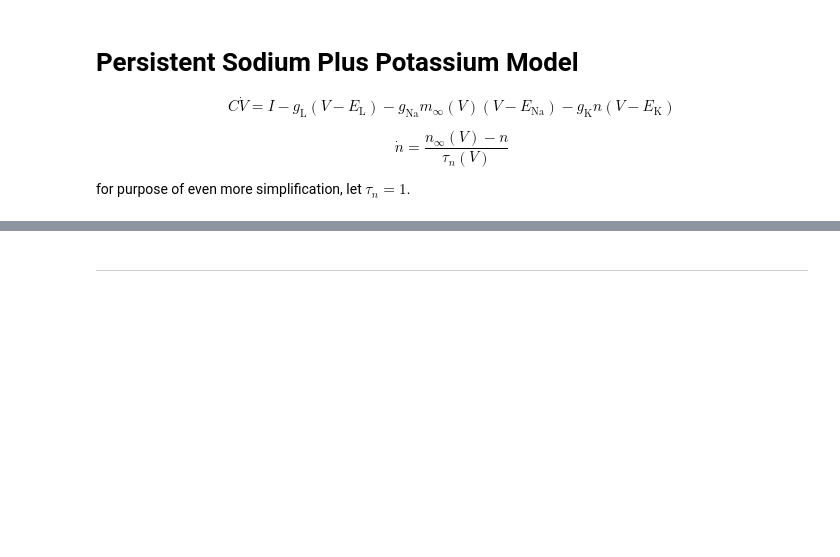
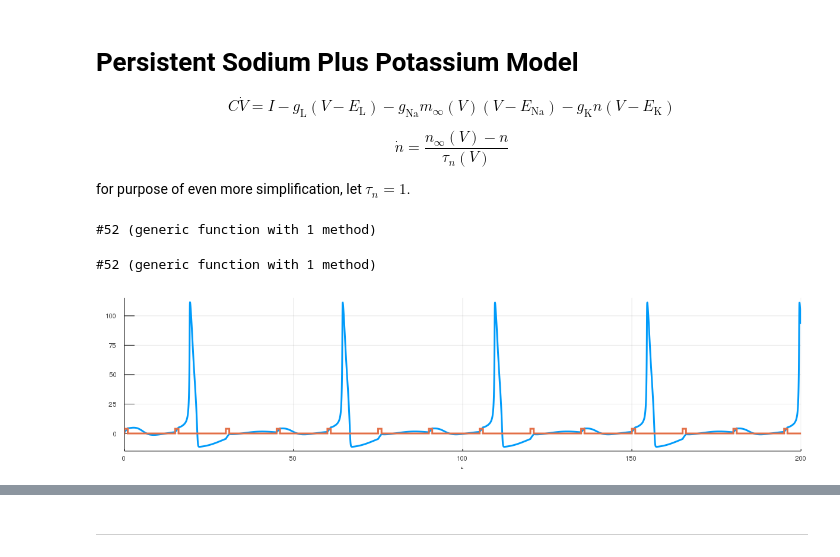
Before and after one commit to ZaneMuir/HHModel.jl, a Jupyter notebook: playground/test_persistent_sodium_plus_potassium.ipynb, the cells around one changed output, grey strips where cells are left out. Drawn from its saved outputs; the diff is of its cells as text; code cells hidden in the pictures; blank space fills up the shorter version.

```diff
--- a/playground/test_persistent_sodium_plus_potassium.ipynb
+++ b/playground/test_persistent_sodium_plus_potassium.ipynb
@@ -25,37 +23,77 @@ end
 # %%
+# Persistent Sodium Plus Potassium Model
+
+# stimulus setup
+function stimulus(t, param)
+    (param.start < t)&(t < param.dur + param.start) ? param.current : 0
+end
+
 # Biophysics setup
 
-# Na_m = HHModel.Kinetics(1, -20.0, 15.0, _type=:instantaneous)
-# Na = HHModel.SimpleIonChannel("Persistent Sodium", :sodium, 20.0,
-#     Na_m, HHModel.Kinetics());
-ina = HHModel.hh_sodium(8.0)
+Na_m = HHModel.Kinetics(1, -20.0, 15.0, _type=:instantaneous)
+Na = HHModel.SimpleIonChannel("Persistent Sodium", :sodium, 20.0,
+    Na_m, HHModel.Kinetics());
 
-# K_m = HHModel.Kinetics(1, -25.0, 5.0)
-# K = HHModel.SimpleIonChannel("Persistent Potassium", :potassium, 15.0,
-#     K_m, HHModel.Kinetics());
-htk = HHModel.high_voltage_gated_potassium(2.8)
+K_m = HHModel.Kinetics(1, -25.0, 5.0)
+K = HHModel.SimpleIonChannel("Persistent Potassium", :potassium, 10.0,
+    K_m, HHModel.Kinetics());
 
-ih = HHModel.ihcurrent(0.43)
+il = HHModel.leakage(8.0);
 
-il = HHModel.leakage(0.03);
-
-_model = [ina, htk, ih, il]
+_model = [Na, K, il]
 
 # create model cell
-_model_sim = HHModel.simpleConductanceModel(_model, stimulus, C=0.9)
+_model_sim = HHModel.simpleConductanceModel(_model, stimulus, C=1.0)
+# %% [output]
+#52 (generic function with 1 method)
+# %%
+# HHModel
+
+_stim = (t, param) -> begin
+    if t % 15 < 1
+        return 4
+    else
+        return 0
+    end
+end
+
+# Biophysics setup
+
+Na_m = HHModel.Kinetics(3, 25.0, 9.0, 0.04, 0.46, 27.0, 30.0)
+Na_h = HHModel.Kinetics(1, 3.0, 7.0, 1.2, 7.4, -2.0, 20.0, state=:inactivation)
+Na = HHModel.SimpleIonChannel("hh Sodium", :sodium, 120.0,
+    Na_m, Na_h);
+
+K_m = HHModel.Kinetics(4, 12.0, 15.0, 1.1, 4.7, -14.0, 50.0)
+K = HHModel.SimpleIonChannel("Persistent Potassium", :potassium, 36.0,
+    K_m, HHModel.Kinetics());
+
+il = HHModel.leakage(0.3);
+
+_model = [Na, K, il]
+
+# create model cell
+_model_sim = HHModel.simpleConductanceModel(_model, _stim, C=1.0)
+# %% [output]
+#52 (generic function with 1 method)
 # %%
 # setup initial values and run the simulation
-u0 = HHModel.setup_init(_model, -66)
-tspan = (0.0, 500.0)
+# u0 = HHModel.setup_init(_model, 0.0)
+u0 = [0.9, Na.m.infty(0.9), Na.h.infty(0.9), K.m.infty(0.9), 0.0]
+tspan = (0.0, 200.0)
 
 # K.m.Vhalf = -30.5
 # HHModel.update!(K)
 # _model = HHModel.simpleConductanceModel([Na, K, L], stimulus)
 
-_p = (E=(sodium=81.27, potassium=-80.78, leak=-65.0, ih=-26), stim=(start=100, current=10, dur=250))
+_p = (E=(sodium=120.0, potassium=-12.0, leak=10.6),
+    stim=(start=50, current=0.1, dur=100))
 
 prob = ODEProblem(_model_sim, u0, tspan, _p)
 sol = solve(prob, Tsit5(), reltol=1e-8, abstol=1e-8);
 
 # simple preview
-plot(sol, vars=(1), legend=nothing, ylim=(-180, 50))
+a = plot(sol, vars=(1), legend=nothing, size=(1200, 300))
+plot!(sol, vars=(length(u0)))
+# %% [output]
+[figure, added]
```
Also changed, not shown: parts of 3 cells of this notebook, 4 other files.
